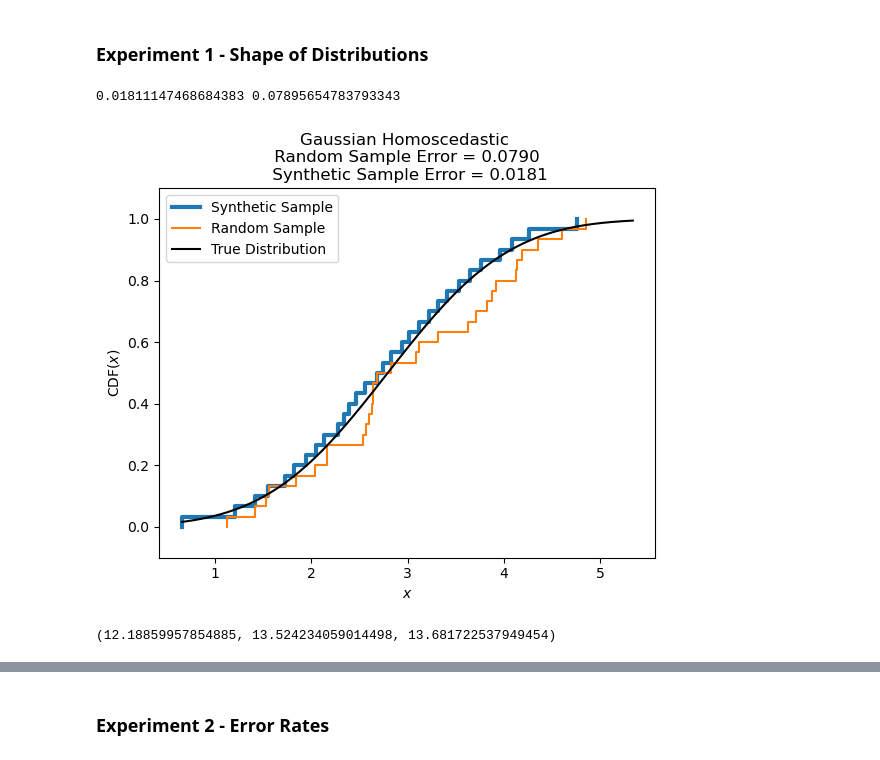
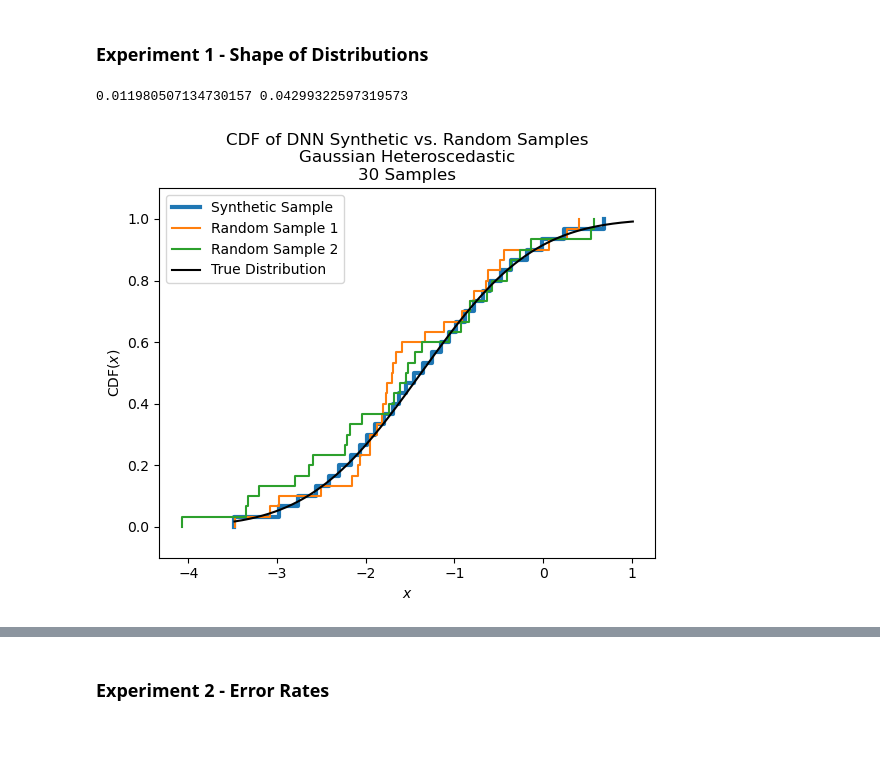
Before and after one commit to jacobf18/Dist-NN, a Jupyter notebook: nearest_neighbors.ipynb, the cells around one changed output, grey strips where cells are left out. Cells and saved outputs as stored; diff of their text form; code cells hidden in the pictures.

```diff
--- a/nearest_neighbors.ipynb
+++ b/nearest_neighbors.ipynb
@@ -133,9 +110,0 @@ mask = (np.random.uniform(0,1,(m,n)) < 0.9).astype(int)
-# %%
-fig, axs = plt.subplots(m, n)
-
-for i in range(m):
-    for j in range(n):
-        if mask[i,j] == 0:
-            axs[i, j].hist(data_table[i,j], bins=s // 10, color = 'black')
-        else:
-            axs[i, j].hist(data_table[i,j], bins=s // 10, color = 'blue')
@@ -145,4 +110,0 @@ KeyboardInterrupt:
-# %%
-print("(row,col): mean, std\n")
-for i, j in product(range(m),range(n)):
-    print(f"({i}, {j}): {np.mean(data_table[i,j]):.2f}, {np.std(data_table[i,j]):.2f}")
@@ -288,12 +247,12 @@ def evalute_eta_row(data_table, row, mask, eta):
     for k in observed_inds:
         new_mask = np.copy(mask)
         new_mask[row,k] = 0
-        dists = get_user_user_distances_fast(data_table, new_mask)
-        est = estimate_fast(data_table, new_mask, row, k, dists, eta)
+        dists = get_user_user_distances_row(data_table, new_mask, row)
+        est = estimate_row(data_table, new_mask, k, dists, eta)
         error += emp_wasserstein2(est, data_table[row,k])
     return error / len(observed_inds)
 
-def search_eta(data_table, mask, k):
+def search_eta(data_table, mask):
     """
     Search for an optimal eta using cross validation on
     the observed data.
@@ -302,7 +261,7 @@ def search_eta(data_table, mask, k):
     #     return evaluate_eta(data_table, mask, k, eta)
         return evalute_eta_row(data_table, 0, mask, eta)
 
-    best_eta = fmin(fn=obj, verbose = False, space=hp.uniform('eta', 0.0001, 10.0), algo=tpe.suggest, max_evals=50)
+    best_eta = fmin(fn=obj, verbose = False, space=hp.uniform('eta', 0.0001, 10.0), algo=tpe.suggest, max_evals=30)
     return best_eta['eta']
 # %%
 def simulate_nn_location_scale(M, N, n, n_runs):
@@ -359,45 +316,41 @@ for i, j in product(range(M), range(N)):
 mask = np.ones((M,N)).astype(int)
 mask[0,0] = 0
 
-eta = search_eta(data_table, mask, 5)
-d = get_user_user_distances_fast(data_table, mask)
-est_dist = estimate_fast(data_table, mask, 0,0, d, eta)
+eta = search_eta(data_table, mask)
+d = get_user_user_distances_row(data_table, mask, 0)
+est_dist = estimate_row(data_table, mask, 0, d, eta)
 # %%
 x_min = min(np.min(data_table[0,0]), np.min(est_dist))
 x_max = max(np.max(data_table[0,0]), np.max(est_dist))
 x = np.linspace(x_min, x_max, num = 1000)
 y = scipy.stats.norm.cdf(x, mean_rows[0], std_cols[0])
 
 # plt.hist(data_table[0,0], density = True, alpha = 0.8)
 # plt.hist(est_dist, density = True, alpha = 0.8)
 # plt.ecdf(data_table[0,0])
 plt.ecdf(est_dist, linewidth=3)
-# for _ in range(2):
-#     plt.ecdf(np.random.normal(mean_rows[0], std_cols[0], n))
-sample = np.random.normal(mean_rows[0], std_cols[0], n)
-plt.ecdf(sample)
+for _ in range(2):
+    plt.ecdf(np.random.normal(mean_rows[0], std_cols[0], n))
+# sample = np.random.normal(mean_rows[0], std_cols[0], n)
+# plt.ecdf(sample)
 
 est_error = wasserstein2(empirical_quantile(est_dist), true_dists[0,0])
 true_error = wasserstein2(empirical_quantile(sample), true_dists[0,0])
 
 plt.plot(x,y, '-', c='k')
-# plt.legend(["Synthetic Sample"] + [f"Random Sample {i + 1}" for i in range(2)] + ["True Distribution"])
-plt.legend(["Synthetic Sample", "Random Sample", "True Distribution"])
-plt.title(f"Gaussian Homoscedastic \n Random Sample Error = {true_error:.4f} \n Synthetic Sample Error = {est_error:.4f}")
-# plt.title(f"CDF of DNN Synthetic vs Random Sample\n{n} Samples")
+plt.legend(["Synthetic Sample"] + [f"Random Sample {i + 1}" for i in range(2)] + ["True Distribution"])
+# plt.legend(["Synthetic Sample", "Random Sample", "True Distribution"])
+# plt.title(f"Gaussian Homoscedastic \n Random Sample Error = {true_error:.4f} \n Synthetic Sample Error = {est_error:.4f}")
+plt.title(f"CDF of DNN Synthetic vs. Random Samples\nGaussian Heteroscedastic\n{n} Samples")
 plt.xlabel("$x$")
 plt.ylabel("CDF($x$)")
 plt.ylim([-0.1,1.1])
-plt.savefig(f"figures/denoising-norm-same-var-cdf-samples-{n}-more-random.pdf", bbox_inches="tight")
+plt.savefig(f"figures/denoising-norm-diff-var-cdf-more-random.pdf", bbox_inches="tight")
 
 print(est_error, true_error)
 # %% [output]
-0.01811147468684383 0.07895654783793343
+0.011980507134730157 0.04299322597319573
-[figure, old version]
+[figure, new version]
-# %%
-np.var(est_dist), np.var(data_table[0,0]), std_cols[0] ** 2
-# %% [output]
-(12.18859957854885, 13.524234059014498, 13.681722537949454)
 # %%
 M = 100
 N = 20
```
Also changed, not shown: parts of 33 cells of this notebook.
